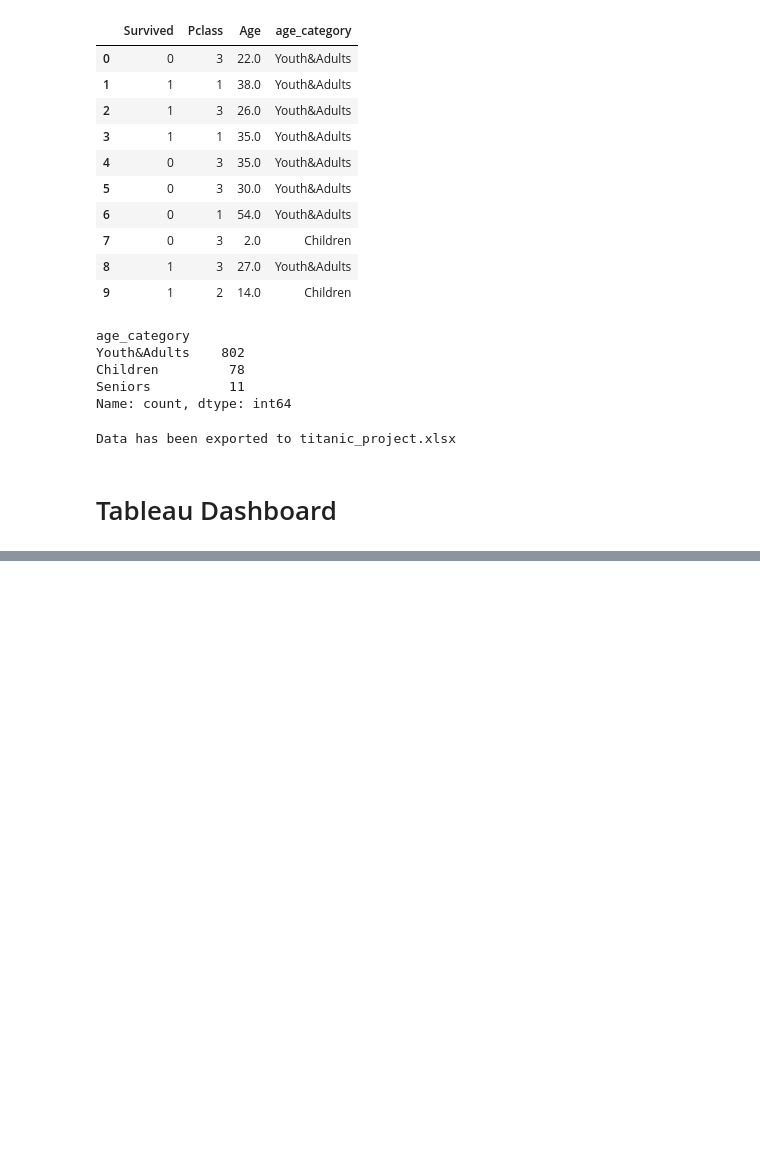
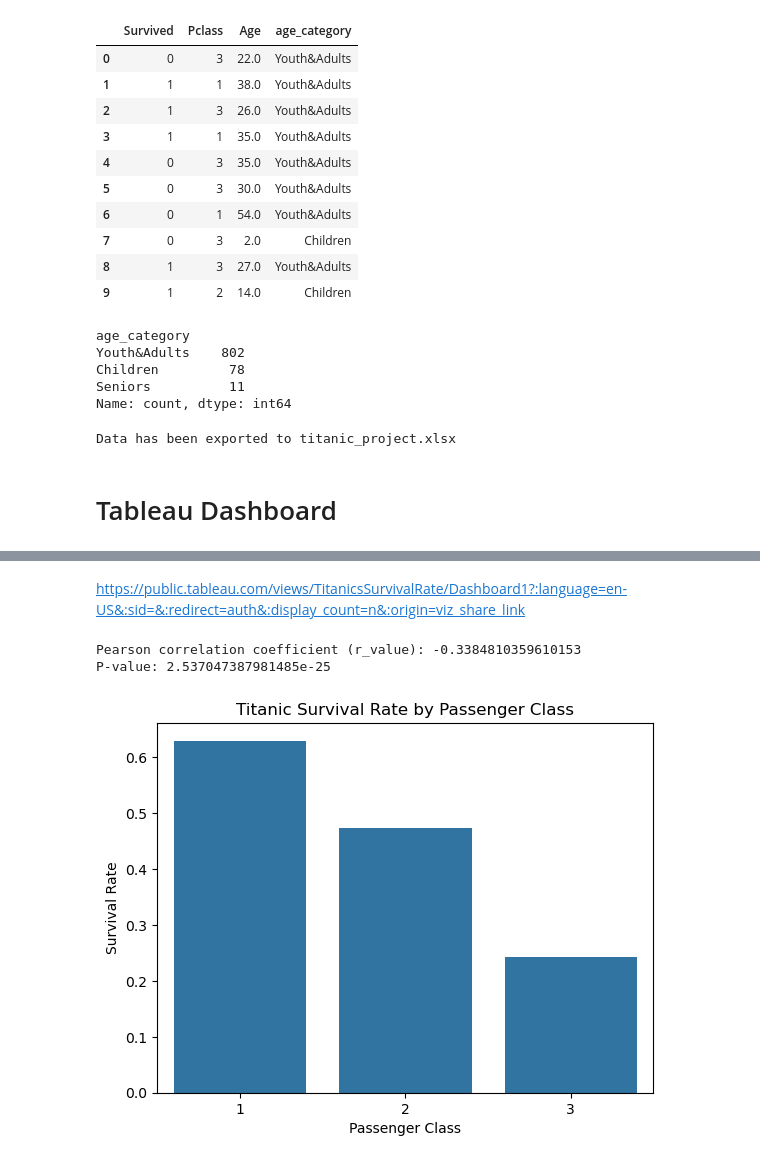
Before and after one commit to bvwagner/Titanic, a Jupyter notebook: Titanic_Project.ipynb, the cells around one changed output, grey strips where cells are left out. Cells and saved outputs as stored; diff of their text form; code cells hidden in the pictures; blank space fills up the shorter version.

```diff
--- a/Titanic_Project.ipynb
+++ b/Titanic_Project.ipynb
@@ -285,3 +292,5 @@ HTML("""
 """)
 # %% [output]
 [interactive output not drawn]
+# %% [markdown]
+https://public.tableau.com/views/TitanicsSurvivalRate/Dashboard1?:language=en-US&:sid=&:redirect=auth&:display_count=n&:origin=viz_share_link
@@ -287,0 +299,30 @@ HTML("""
+# %%
+x = df['Pclass']
+y = df['Survived']
+
+r_value, p_value = scipy.stats.pearsonr(x, y)
+
+print("Pearson correlation coefficient (r_value):", r_value)
+print("P-value:", p_value)
+# %% [output]
+Pearson correlation coefficient (r_value): -0.3384810359610153
+P-value: 2.537047387981485e-25
+# %%
+import seaborn as sns
+import matplotlib.pyplot as plt
+
+# Calculate survival rates per class
+survival_rates = df.groupby('Pclass')['Survived'].mean()
+
+# Create the bar chart
+sns.barplot(x=survival_rates.index, y=survival_rates.values)
+
+# Add labels and title
+plt.xlabel("Passenger Class")
+plt.ylabel("Survival Rate")
+plt.title("Titanic Survival Rate by Passenger Class")
+
+# Show the plot
+plt.show()
+# %% [output]
+[figure, added]
```
Also changed, not shown: parts of 4 cells of this notebook.
